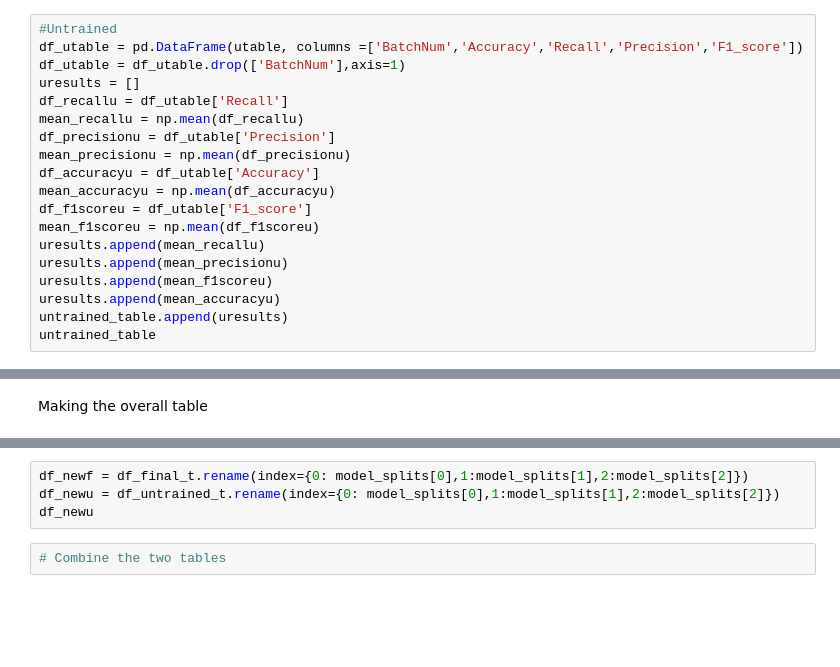
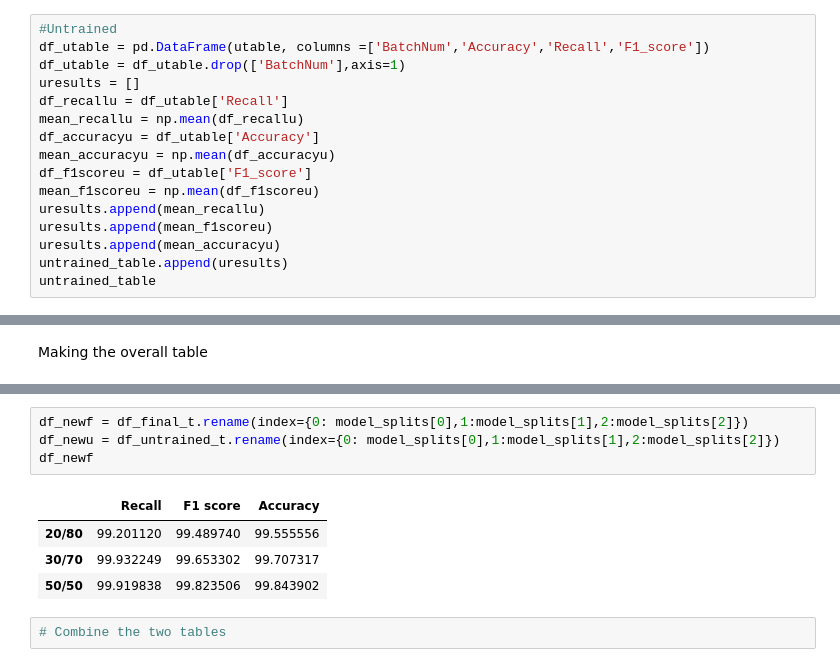
Before and after one commit to AI4GoodE1/AI4GoodE1, a Jupyter notebook: DifferentModelsEvaluation.ipynb, the cells around one changed output, grey strips where cells are left out. Drawn from its saved outputs; the diff is of its cells as text; blank space fills up the shorter version.

```diff
--- a/DifferentModelsEvaluation.ipynb
+++ b/DifferentModelsEvaluation.ipynb
@@ -163,19 +161,16 @@ for j in tqdm(range(EPOCHS)):
   utable.append(batch_info)
 # %%
 #Untrained
-df_utable = pd.DataFrame(utable, columns =['BatchNum','Accuracy','Recall','Precision','F1_score'])
+df_utable = pd.DataFrame(utable, columns =['BatchNum','Accuracy','Recall','F1_score'])
 df_utable = df_utable.drop(['BatchNum'],axis=1)
 uresults = []
 df_recallu = df_utable['Recall']
 mean_recallu = np.mean(df_recallu)
-df_precisionu = df_utable['Precision']
-mean_precisionu = np.mean(df_precisionu)
 df_accuracyu = df_utable['Accuracy']
 mean_accuracyu = np.mean(df_accuracyu)
 df_f1scoreu = df_utable['F1_score']
 mean_f1scoreu = np.mean(df_f1scoreu)
 uresults.append(mean_recallu)
-uresults.append(mean_precisionu)
 uresults.append(mean_f1scoreu)
 uresults.append(mean_accuracyu)
 untrained_table.append(uresults)
@@ -443,6 +474,11 @@ df_final_t
 # %%
 df_newf = df_final_t.rename(index={0: model_splits[0],1:model_splits[1],2:model_splits[2]})
 df_newu = df_untrained_t.rename(index={0: model_splits[0],1:model_splits[1],2:model_splits[2]})
-df_newu
+df_newf
+# %% [output]
+|  | Recall | F1 score | Accuracy |
+| 20/80 | 99.201120 | 99.489740 | 99.555556 |
+| 30/70 | 99.932249 | 99.653302 | 99.707317 |
+| 50/50 | 99.919838 | 99.823506 | 99.843902 |
 # %%
 # Combine the two tables
```
Also changed, not shown: parts of 13 cells of this notebook.
